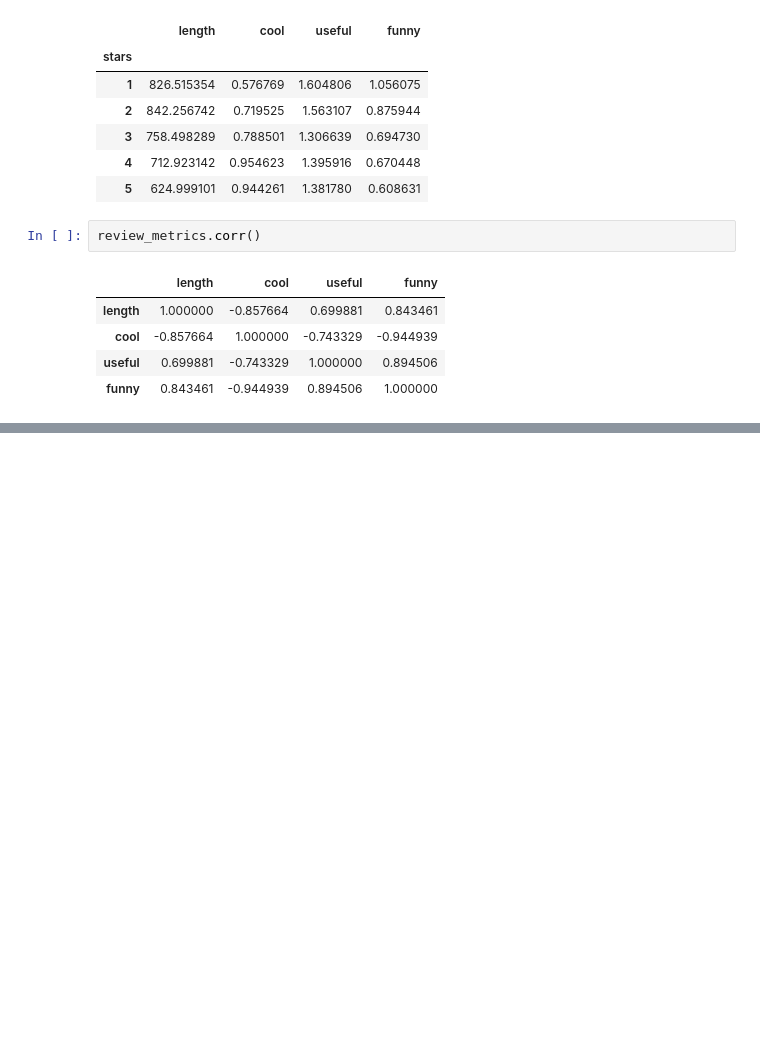
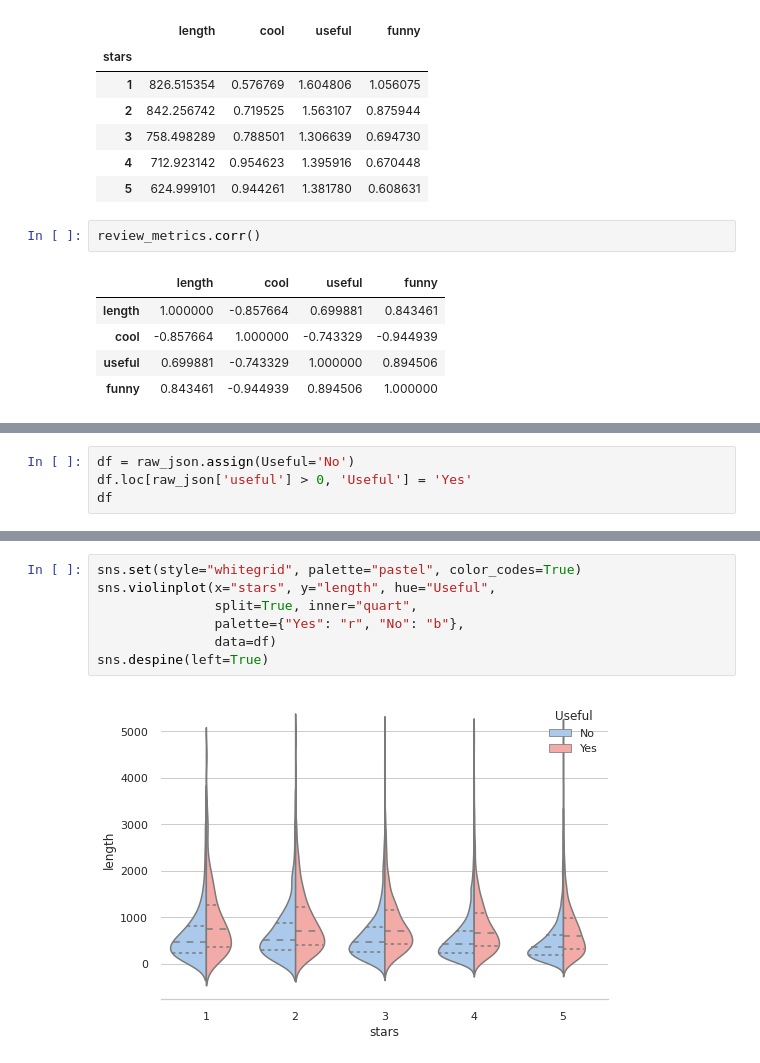
Before and after one commit to karenbennis/Xy, a Jupyter notebook: yelp_reviews_visuals_v1.ipynb, the cells around one changed output, grey strips where cells are left out. Drawn from its saved outputs; the diff is of its cells as text; blank space fills up the shorter version.

```diff
--- a/yelp_reviews_visuals_v1.ipynb
+++ b/yelp_reviews_visuals_v1.ipynb
@@ -189,0 +191,4 @@ sns.heatmap(stars.corr(), cmap="YlGnBu", annot=True)
+# %%
+df = raw_json.assign(Useful='No')
+df.loc[raw_json['useful'] > 0, 'Useful'] = 'Yes'
+df
@@ -189,0 +226,9 @@ sns.heatmap(stars.corr(), cmap="YlGnBu", annot=True)
+# %%
+sns.set(style="whitegrid", palette="pastel", color_codes=True)
+sns.violinplot(x="stars", y="length", hue="Useful",
+               split=True, inner="quart",
+               palette={"Yes": "r", "No": "b"},
+               data=df)
+sns.despine(left=True)
+# %% [output]
+[figure, added]
```
Also changed, not shown: parts of 13 cells of this notebook.
